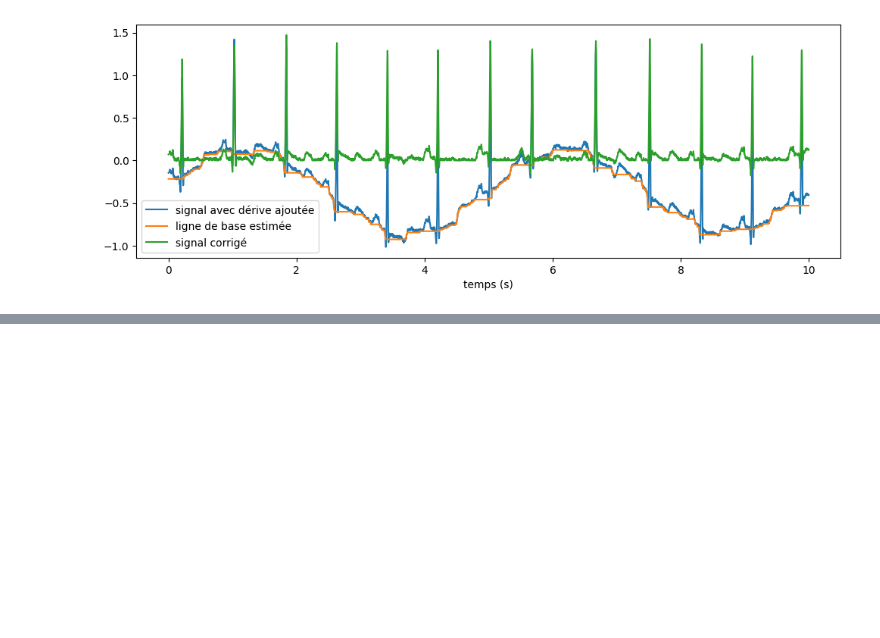
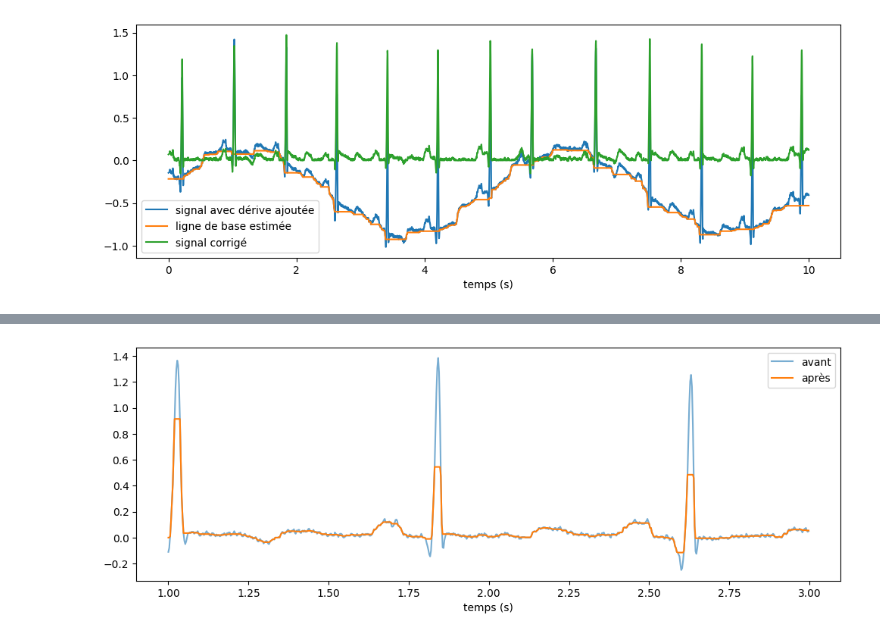
Before and after one commit to ROUA329/CardioMorph, a Jupyter notebook: cardiomorph-ecg.ipynb, the cells around one changed output, grey strips where cells are left out. Cells and saved outputs as stored; diff of their text form; code cells hidden in the pictures; blank space fills up the shorter version.

```diff
--- a/cardiomorph-ecg.ipynb
+++ b/cardiomorph-ecg.ipynb
@@ -203,0 +219,9 @@ plt.xlabel("temps (s)"); plt.legend(); plt.show()
+# %%
+a, b = int(1 * fs), int(3 * fs)
+
+plt.figure(figsize=(12, 4))
+plt.plot(t[a:b], x_clean[a:b], label="avant", alpha=0.6)
+plt.plot(t[a:b], x_net[a:b], label="après")
+plt.xlabel("temps (s)"); plt.legend(); plt.show()
+# %% [output]
+[figure, added]
```
Also changed, not shown: parts of 3 cells of this notebook.
